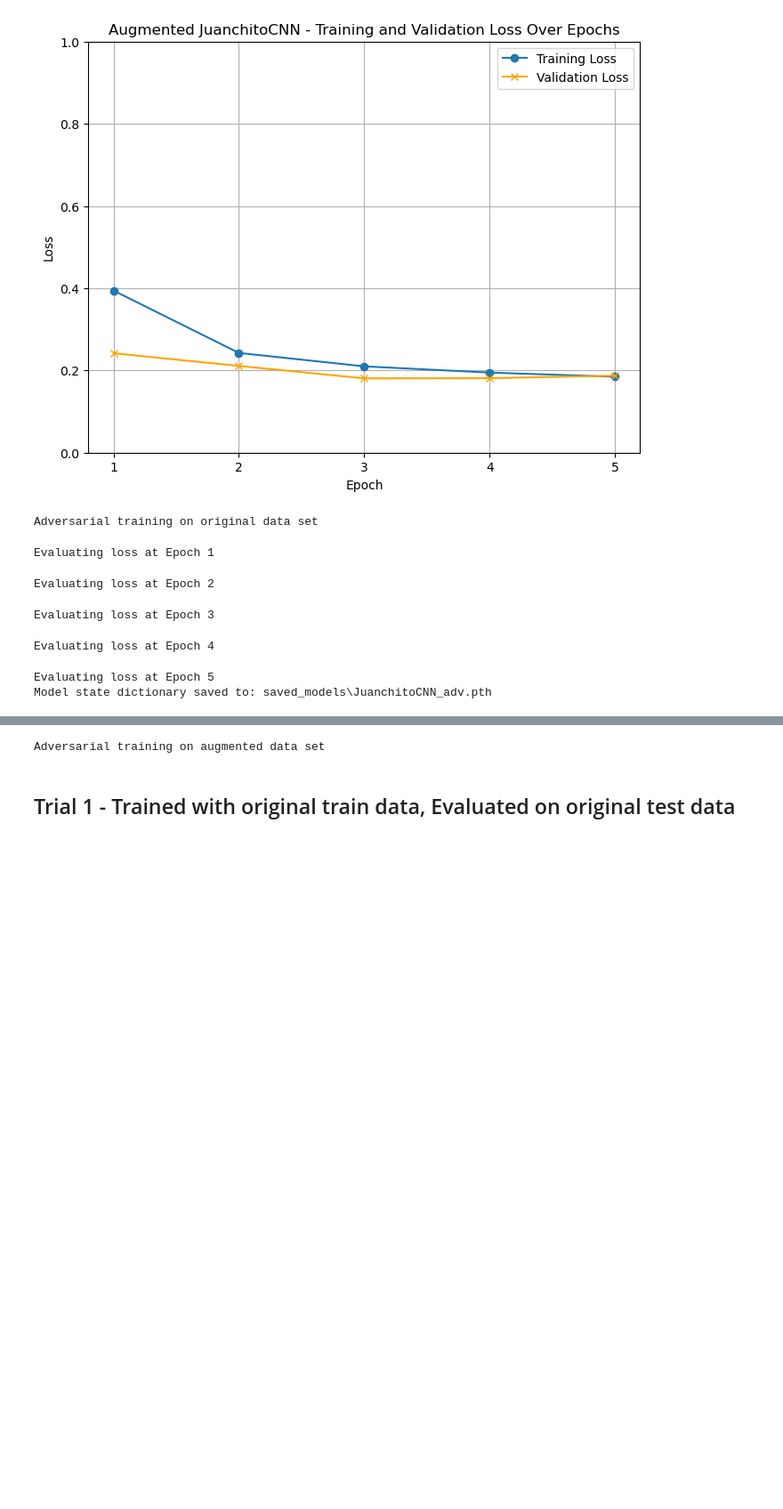
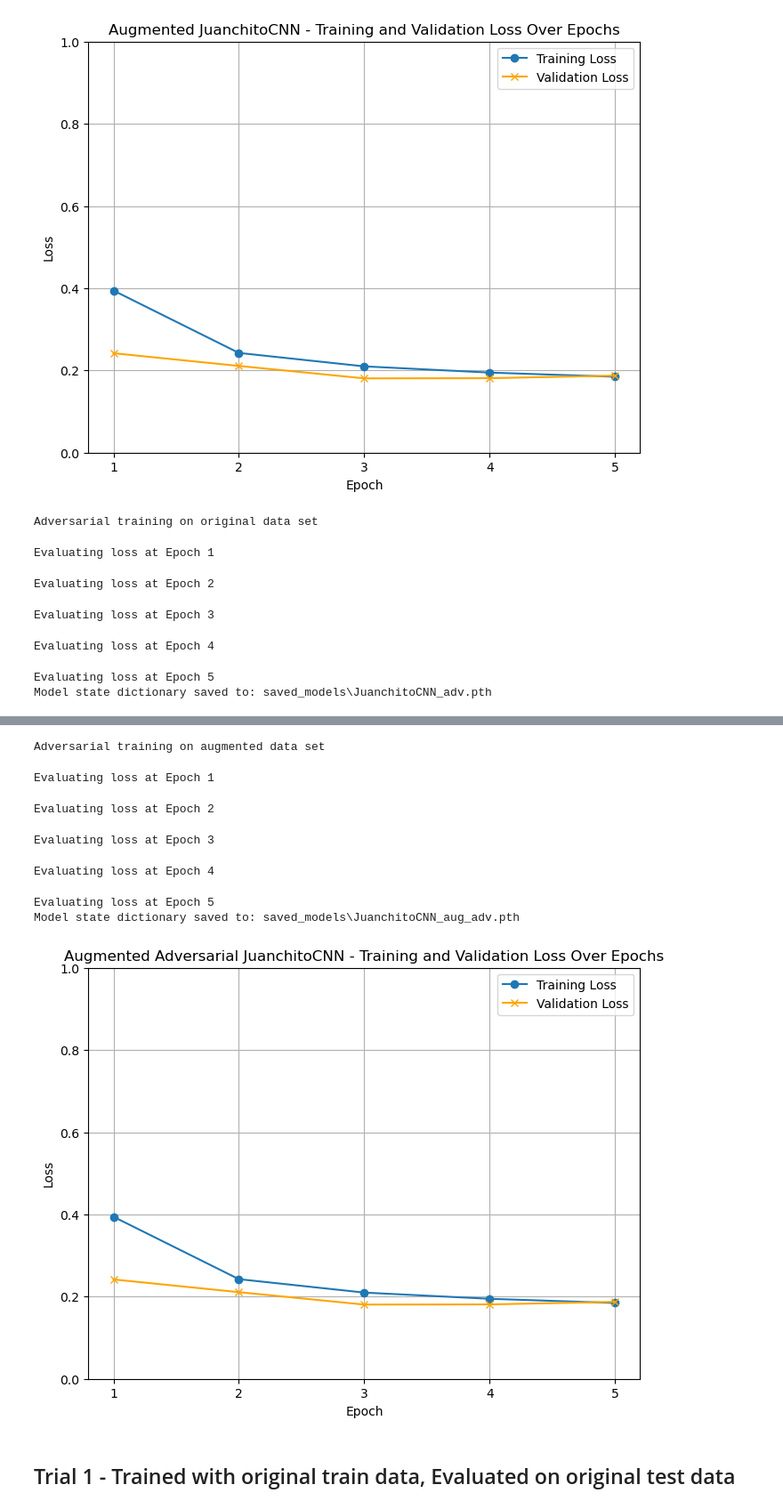
Before and after one commit to HaoleHawaiian/real_or_rendered, a Jupyter notebook: main.ipynb, the cells around one changed output, grey strips where cells are left out. Shown: that part at 89% size. Cells and saved outputs as stored; diff of their text form; code cells hidden in the pictures; blank space fills up the shorter version.

Commit message:
fixed project_model_aug_adv typo

```diff
--- a/main.ipynb
+++ b/main.ipynb
@@ -141,44 +141,51 @@ if train_adversarial == True:
     project_model_adv.data_load(regular_train_loader, regular_test_loader)
     print('Adversarial training on original data set')
     project_model_adv.train_adversarial(description='adv', track_loss=track_losses)
-    project_model.plot_losses(f'Adversarial {select_model}')
+    project_model_adv.plot_losses(f'Adversarial {select_model}')
 
 elif train_adversarial == False:
     project_model_adv.model_load(description='adv')
     print('Loaded with original data set')
 
 if train_augmentation_adversarial == True:
     regular_train_loader, regular_test_loader = data_loader.data_to_train_test_dataloaders(csv_path=csv_path,
                                                                             image_folder=image_folder,
                                                                             image_size=(224, 224),
                                                                             split_ratio=train_test_split_ratio,
                                                                             train_batch_size=batch_size,
                                                                             test_batch_size=batch_size)
     aug_train_loader, aug_test_loader = data_loader.data_to_aug_dataloaders(csv_path=csv_path,
                                                                             image_folder=image_folder,
                                                                             image_size=(224, 224),
                                                                             split_ratio=train_test_split_ratio,
                                                                             train_batch_size=batch_size,
                                                                             test_batch_size=batch_size)
 
-    project_model_aug.data_load(aug_train_loader, regular_test_loader)
+    project_model_aug_adv.data_load(aug_train_loader, regular_test_loader)
     print('Adversarial training on augmented data set')
-    project_model_aug.train_adversarial(description='aug_adv', track_loss=track_losses)
-    project_model.plot_losses(f'Augmented Adversarial {select_model}')
+    project_model_aug_adv.train_adversarial(description='aug_adv', track_loss=track_losses)
+    project_model_aug_adv.plot_losses(f'Augmented Adversarial {select_model}')
 
 elif train_augmentation_adversarial == False:
-    project_model_aug.model_load(description='aug_adv')
+    project_model_aug_adv.model_load(description='aug_adv')
     print('Loaded with augmented data set')
 # %% [output]
 Adversarial training on original data set
 Evaluating loss at Epoch 1
 Evaluating loss at Epoch 2
 Evaluating loss at Epoch 3
 Evaluating loss at Epoch 4
 Evaluating loss at Epoch 5
 Model state dictionary saved to: saved_models\JuanchitoCNN_adv.pth
 [figure]
 Adversarial training on augmented data set
+Evaluating loss at Epoch 1
+Evaluating loss at Epoch 2
+Evaluating loss at Epoch 3
+Evaluating loss at Epoch 4
+Evaluating loss at Epoch 5
+Model state dictionary saved to: saved_models\JuanchitoCNN_aug_adv.pth
+[figure, added]
 # %% [markdown]
 ## Trial 1 - Trained with original train data, Evaluated on original test data
 # %%
```
Also changed, not shown: parts of 5 cells of this notebook, 1 other file.
